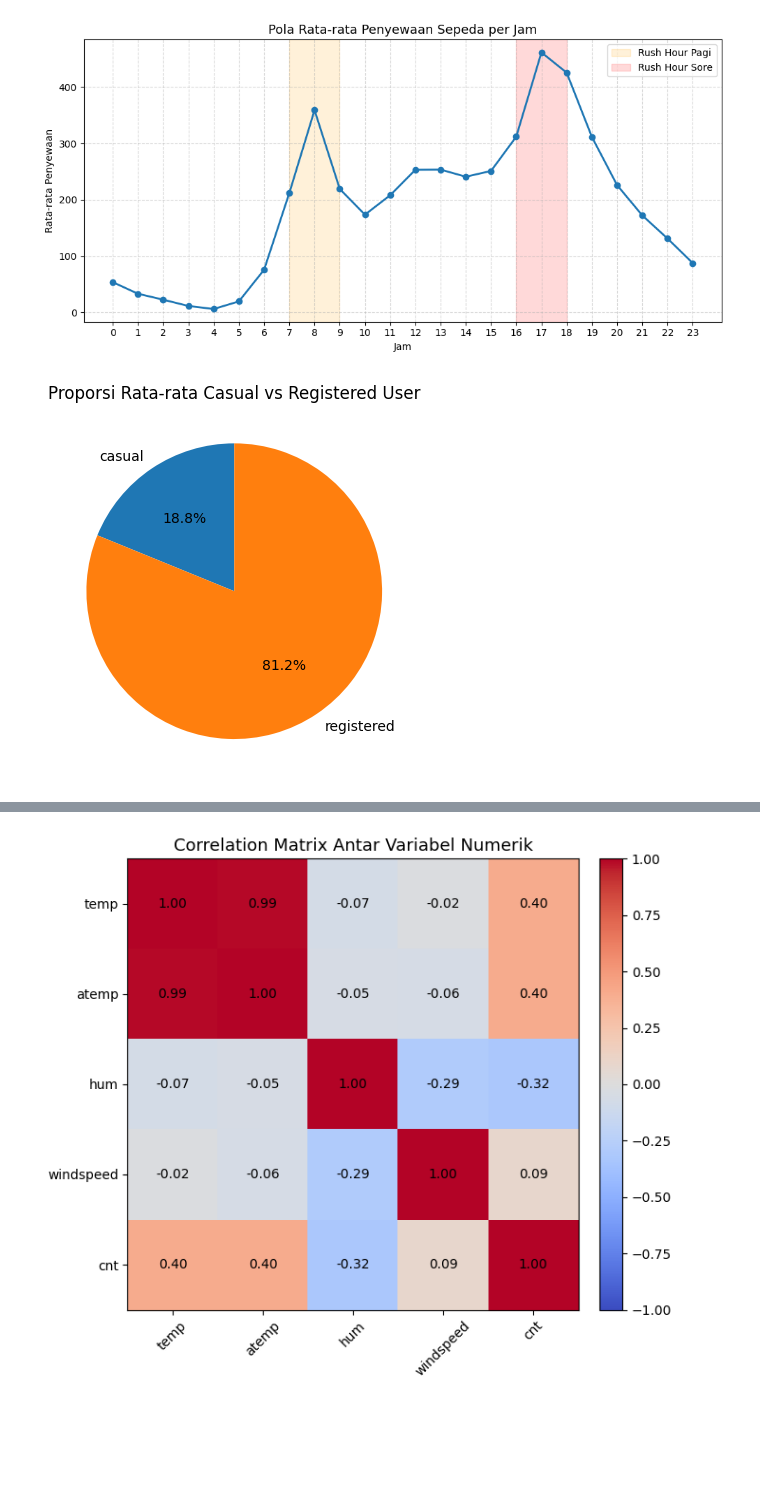
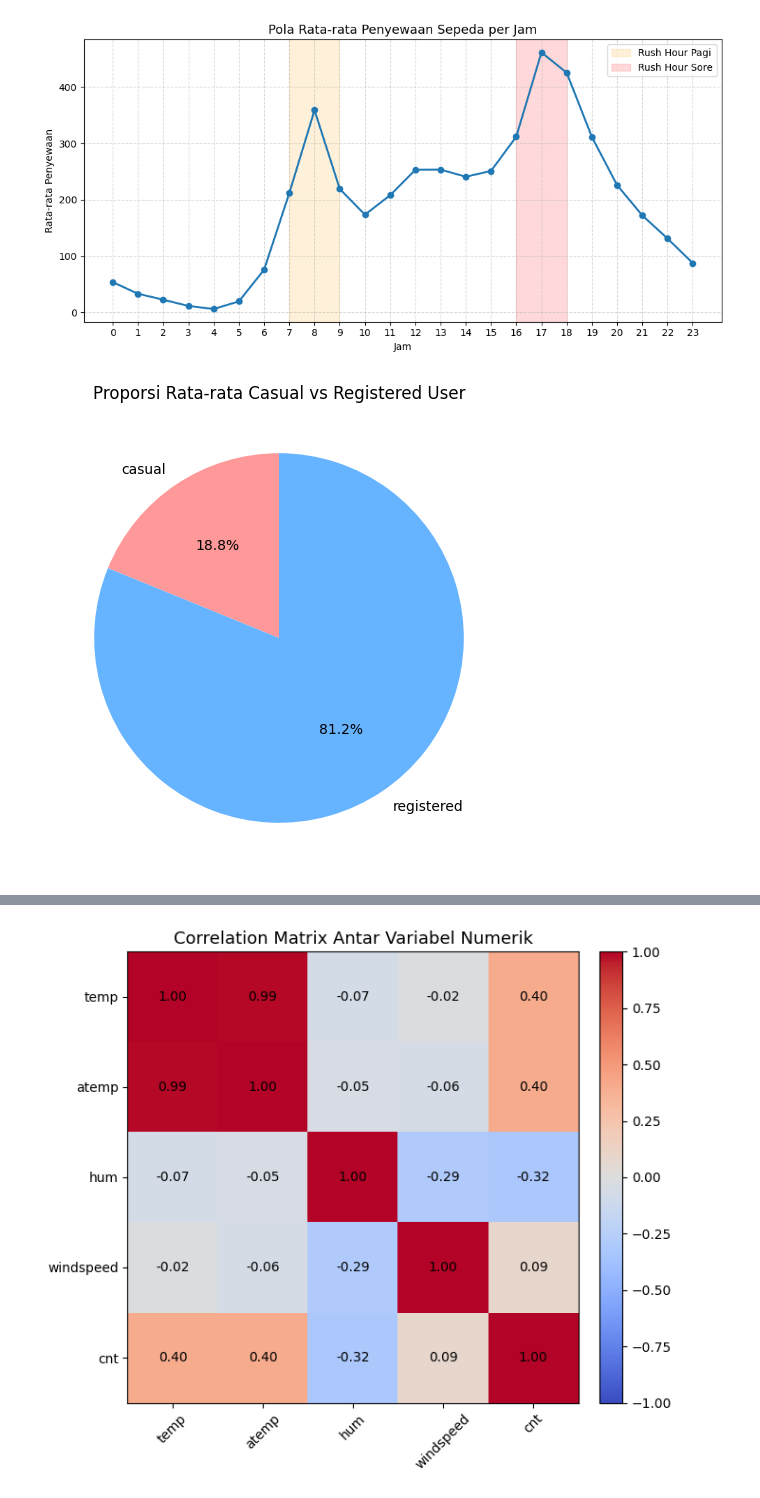
Before and after one commit to reyhanamando35/bike-rent-analysis, a Jupyter notebook: notebooks/eda_train.ipynb, the cells around one changed output, grey strips where cells are left out. Saved outputs shown, nothing was run; the diff lists cells and outputs as text; code cells hidden in the pictures; blank space fills up the shorter version.

```diff
--- a/notebooks/eda_train.ipynb
+++ b/notebooks/eda_train.ipynb
@@ -119,15 +128,29 @@ plt.show()
 # %% [output]
 [figure]
 # %%
+# 1. Pastikan folder 'static' ada
+if not os.path.exists('static'):
+    os.makedirs('static')
+
+# 2. Plotting
+plt.figure(figsize=(6,6)) # Mengatur ukuran agar pie chart bulat sempurna
+
 df[['casual','registered']].mean().plot(
     kind='pie',
     autopct='%1.1f%%',
-    startangle=90
+    startangle=90,
+    colors=['#ff9999','#66b3ff'] # Opsional: memberi warna agar lebih estetik
 )
 
 plt.title("Proporsi Rata-rata Casual vs Registered User")
-plt.ylabel("")
+plt.ylabel("") # Menghilangkan label 'None' di samping sumbu y
+
+# --- BAGIAN EXPORT ---
+# Simpan ke folder static
+plt.savefig('static/proporsi_user.png', bbox_inches='tight', dpi=300)
+# ---------------------
+
 plt.show()
 # %% [output]
-[figure, old version]
+[figure, new version]
 # %%
```
Also changed, not shown: parts of 11 cells of this notebook, 14 other files.
